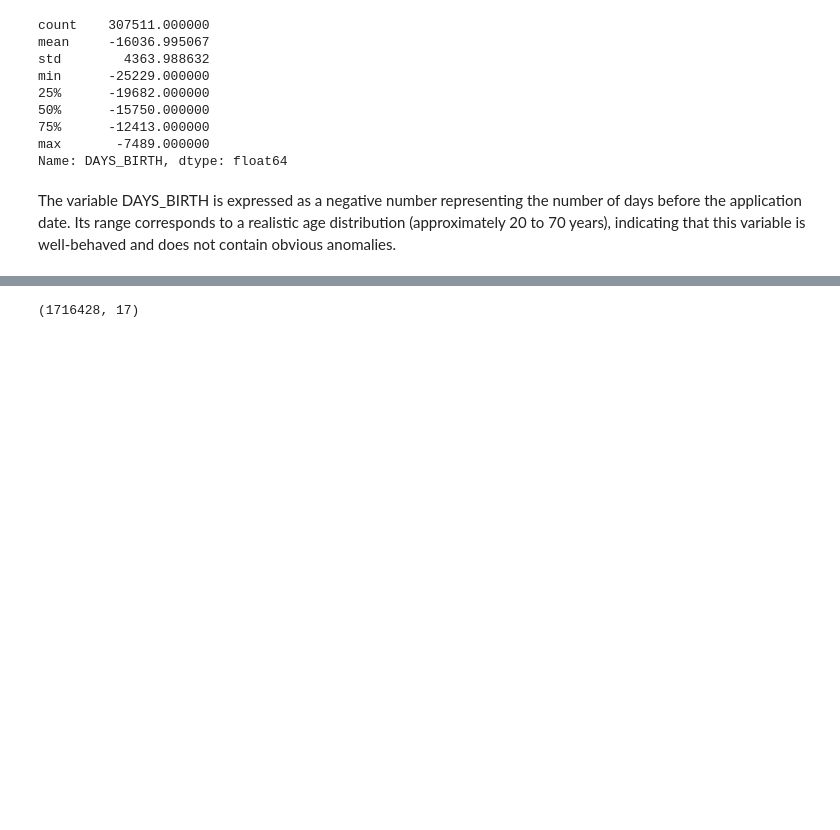
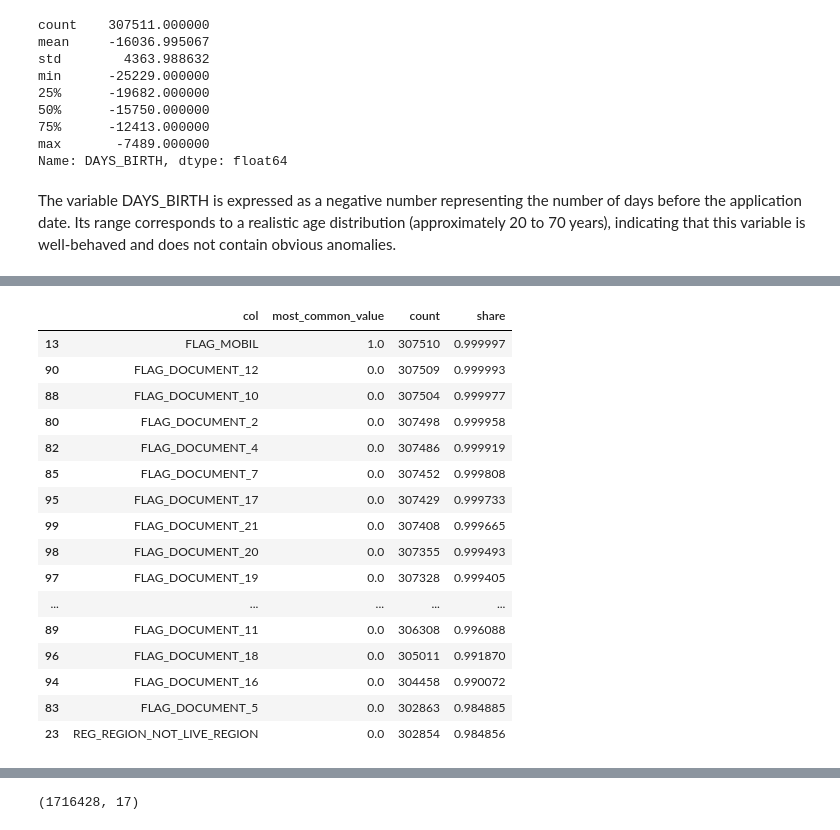
Before and after one commit to Ou-Hai/home-credit-risk-analytics, a Jupyter notebook: notebooks/01_raw_data_overview.ipynb, the cells around one changed output, grey strips where cells are left out. Cells and saved outputs as stored; diff of their text form; code cells hidden in the pictures; blank space fills up the shorter version.

```diff
--- a/notebooks/01_raw_data_overview.ipynb
+++ b/notebooks/01_raw_data_overview.ipynb
@@ -83,0 +106,27 @@ obvious anomalies.
+# %%
+top1 = []
+for c in df_app_train.columns:
+    if pd.api.types.is_numeric_dtype(df_app_train[c]):
+        vc = df_app_train[c].value_counts(dropna=False)
+        if len(vc) > 0:
+            top1.append((c, vc.index[0], vc.iloc[0], vc.iloc[0]/len(df_app_train)))
+top1_df = pd.DataFrame(top1, columns=["col", "most_common_value", "count", "share"]).sort_values("share", ascending=False)
+top1_df.head(20)
+# %% [output]
+|  | col | most_common_value | count | share |
+| 13 | FLAG_MOBIL | 1.0 | 307510 | 0.999997 |
+| 90 | FLAG_DOCUMENT_12 | 0.0 | 307509 | 0.999993 |
+| 88 | FLAG_DOCUMENT_10 | 0.0 | 307504 | 0.999977 |
+| 80 | FLAG_DOCUMENT_2 | 0.0 | 307498 | 0.999958 |
+| 82 | FLAG_DOCUMENT_4 | 0.0 | 307486 | 0.999919 |
+| 85 | FLAG_DOCUMENT_7 | 0.0 | 307452 | 0.999808 |
+| 95 | FLAG_DOCUMENT_17 | 0.0 | 307429 | 0.999733 |
+| 99 | FLAG_DOCUMENT_21 | 0.0 | 307408 | 0.999665 |
+| 98 | FLAG_DOCUMENT_20 | 0.0 | 307355 | 0.999493 |
+| 97 | FLAG_DOCUMENT_19 | 0.0 | 307328 | 0.999405 |
+| ... | ... | ... | ... | ... |
+| 89 | FLAG_DOCUMENT_11 | 0.0 | 306308 | 0.996088 |
+| 96 | FLAG_DOCUMENT_18 | 0.0 | 305011 | 0.991870 |
+| 94 | FLAG_DOCUMENT_16 | 0.0 | 304458 | 0.990072 |
+| 83 | FLAG_DOCUMENT_5 | 0.0 | 302863 | 0.984885 |
+| 23 | REG_REGION_NOT_LIVE_REGION | 0.0 | 302854 | 0.984856 |
```
Also changed, not shown: parts of 10 cells of this notebook, 2 other files.
